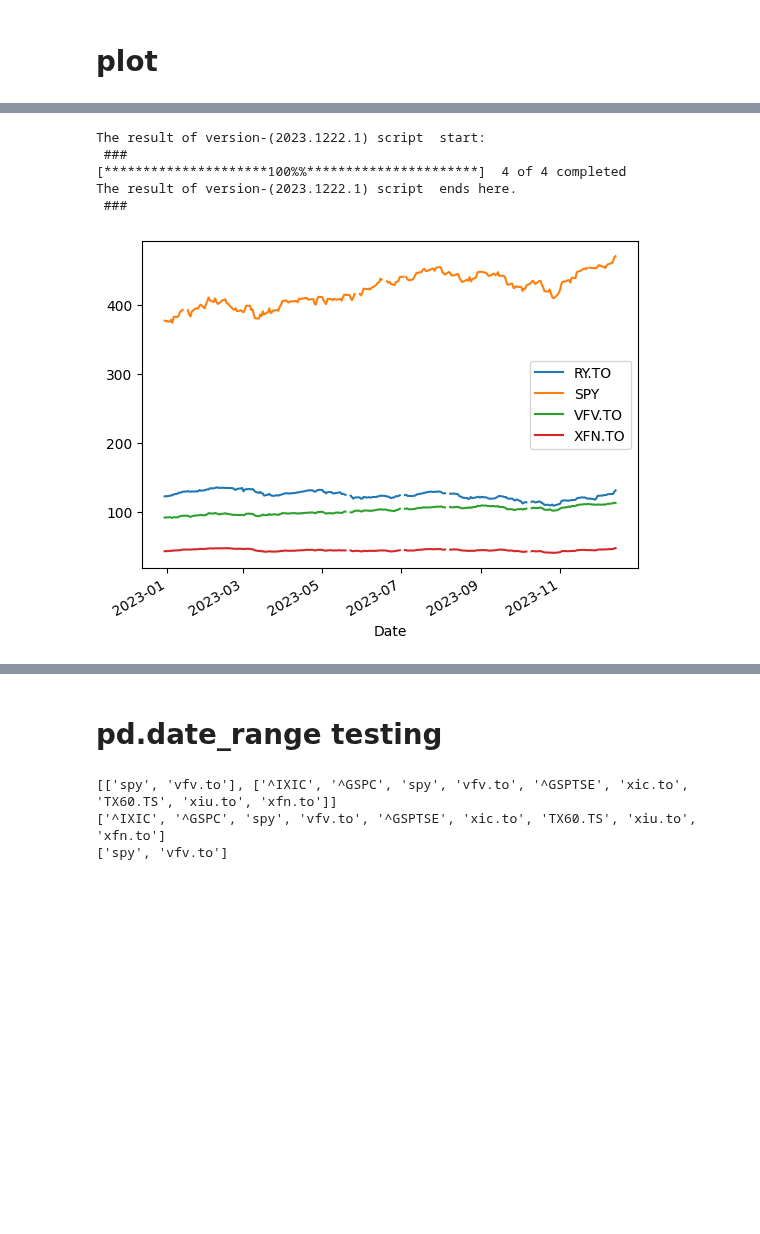
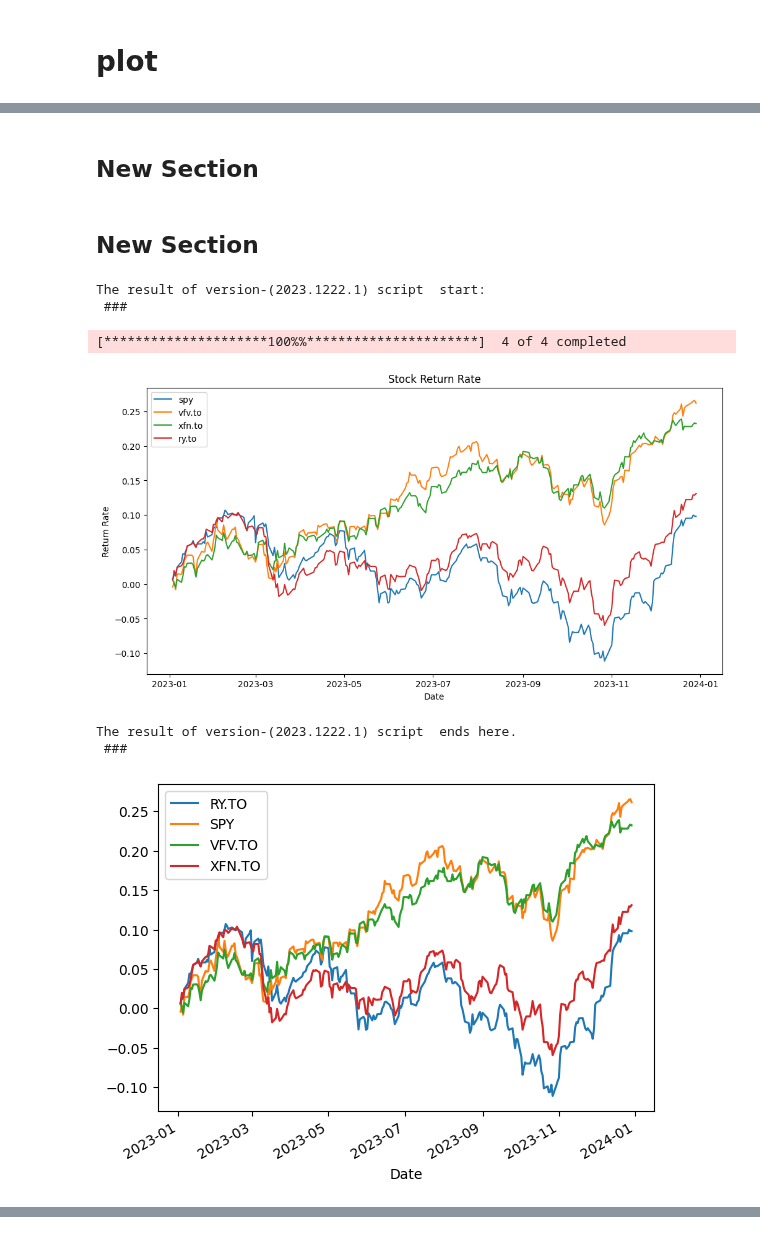
Before and after one commit to gluo88/misc, a Jupyter notebook: notebook/finance.ipynb, the cells around one changed output, grey strips where cells are left out. Saved outputs shown, nothing was run; the diff lists cells and outputs as text; code cells hidden in the pictures; blank space fills up the shorter version.

```diff
--- a/notebook/finance.ipynb
+++ b/notebook/finance.ipynb
@@ -4011,0 +4082,2 @@ print(f"The result of version-{script_version} script  ends here.\n {result_mark
+# %% [markdown]
+## New Section
@@ -4012,3 +4120,5 @@ print(f"The result of version-{script_version} script  ends here.\n {result_mark
+# %% [markdown]
+## New Section
 # %%
 """
 ### CODE start (for AI tool)
@@ -4023,35 +4133,53 @@ script_version = '(2023.1222.1)'
 print(f"The result of version-{script_version} script  start:\n {result_marker}")
 import yfinance as yf
 import pandas as pd
 
 print_yearly_total_return = True
 
 # Set the stock tickers list
 tickers_list1 = ["spy", "vfv.to", "zlu.to", "xiu.to", "xfn.to", "ry.to", "td.to", "na.to",\
                 "slf.to", "gwo.to", "bce.to", "t.to", "rci-b.to", "enb.to", "trp.to", "zlb.to"]
 tickers_list2 = ["vfv.to", "xiu.to", "xic.to", "xfn.to", "ry.to", "td.to", "na.to",\
                 "bns.to", "bmo.to", "cm.to", "cwb.to", "slf.to", "gwo.to"]
 tickers_list3 = ["spy", "vfv.to", "xfn.to", "ry.to"]
 tickers_list = tickers_list3
 start_date="2022-12-30"
-end_date="2023-12-15"
+end_date="2023-12-30"
 # Download the historical data
 #data = yf.download(tickers_list, period="max") # DataFrame
 data = yf.download(tickers_list, start=start_date, end=end_date) # DataFrame
 #print(data)
+data_adj_close=data['Adj Close']
+data_adj_close_pct=data_adj_close.pct_change()
+data_adj_close_pct_cum = (data_adj_close_pct + 1).cumprod(axis=0) - 1
+#print(data_adj_close_pct)
+
+import matplotlib.pyplot as plt
+# Plot the stock return rate of data_adj_close_pct
+plt.figure(figsize=(12, 6)) # Set the figure size
+plt.plot(data_adj_close_pct_cum) # Plot the data
+plt.title('Stock Return Rate') # Set the title
+plt.xlabel('Date') # Set the x-axis label
+plt.ylabel('Return Rate') # Set the y-axis label
+plt.legend(tickers_list) # Set the legend
+plt.show() # Show the plot
+
+data_adj_close_pct_cum.plot()
 data['Adj Close'].plot()
+
 
 # https://www.kaggle.com/code/asimislam/stock-performance-with-yahoo-finance-yfinance
 
 #print("debug  yf.download:", data.columns.tolist()) #
 
 # print an indicator to mark the end of execution result
 print(f"The result of version-{script_version} script  ends here.\n {result_marker}")
 ### CODE end (for AI tool)
 # %% [output]
 The result of version-(2023.1222.1) script  start:
  ###
-[*********************100%%**********************]  4 of 4 completed
-The result of version-(2023.1222.1) script  ends here.
- ###
+[*********************100%%**********************]  4 of 4 completed
-[figure, old version]
+[figure, new version]
+The result of version-(2023.1222.1) script  ends here.
+ ###
+[figure, added]
@@ -4058,12 +4186,0 @@ The result of version-(2023.1222.1) script  ends here.
-# %% [markdown]
-# pd.date_range testing
-# %%
-tickers_lists = [["spy", "vfv.to"],
-                 ["^IXIC","^GSPC","spy","vfv.to", "^GSPTSE","xic.to", "TX60.TS", "xiu.to", "xfn.to"] ]
-print(tickers_lists)
-print(tickers_lists[1])
-print(tickers_lists[0])
-# %% [output]
-[['spy', 'vfv.to'], ['^IXIC', '^GSPC', 'spy', 'vfv.to', '^GSPTSE', 'xic.to', 'TX60.TS', 'xiu.to', 'xfn.to']]
-['^IXIC', '^GSPC', 'spy', 'vfv.to', '^GSPTSE', 'xic.to', 'TX60.TS', 'xiu.to', 'xfn.to']
-['spy', 'vfv.to']
```
Also changed, not shown: parts of 11 cells of this notebook.
